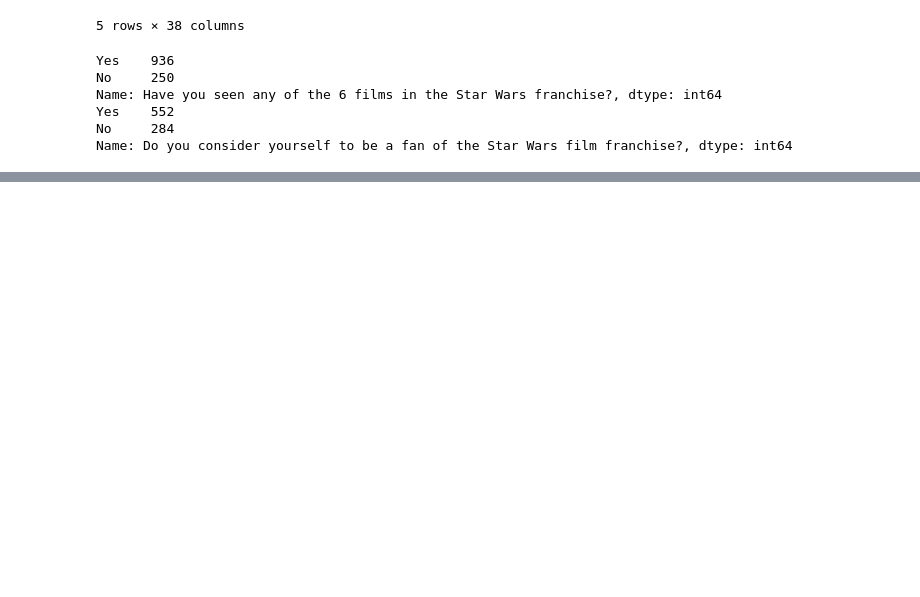
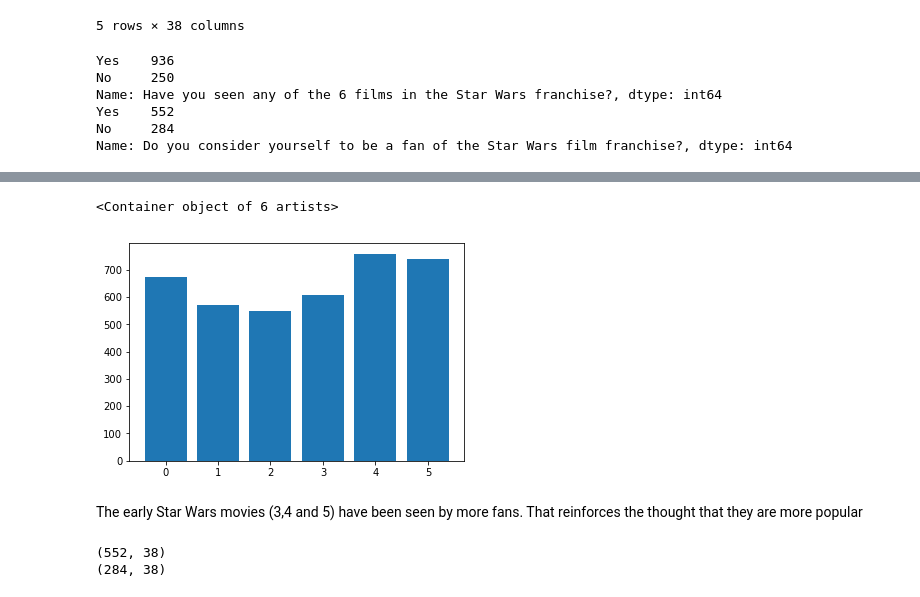
Before and after one commit to chemok78/star-wars-survey, a Jupyter notebook: Star Wars Survey.ipynb, the cells around one changed output, grey strips where cells are left out. Cells and saved outputs as stored; diff of their text form; code cells hidden in the pictures; blank space fills up the shorter version.

```diff
--- a/Star Wars Survey.ipynb
+++ b/Star Wars Survey.ipynb
@@ -116,0 +162,16 @@ movie_ranking = {
+# %%
+plt.bar(range(6), star_wars[star_wars.columns[3:9]].sum())
+# %% [output]
+<Container object of 6 artists>
+[figure, added]
+# %% [markdown]
+The early Star Wars movies (3,4 and 5) have been seen by more fans. That reinforces the thought that they are more popular
+# %%
+# split the data set in fan and not fan
+fan = star_wars[star_wars["Do you consider yourself to be a fan of the Star Wars film franchise?"] == True]
+print(fan.shape)
+not_fan = star_wars[star_wars["Do you consider yourself to be a fan of the Star Wars film franchise?"] == False]
+print(not_fan.shape)
+# %% [output]
+(552, 38)
+(284, 38)
```
Also changed, not shown: parts of 19 cells of this notebook.
